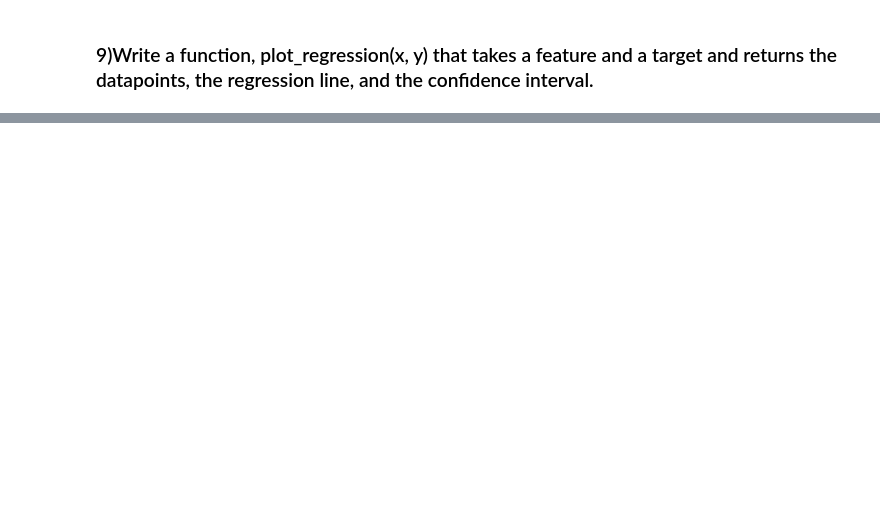
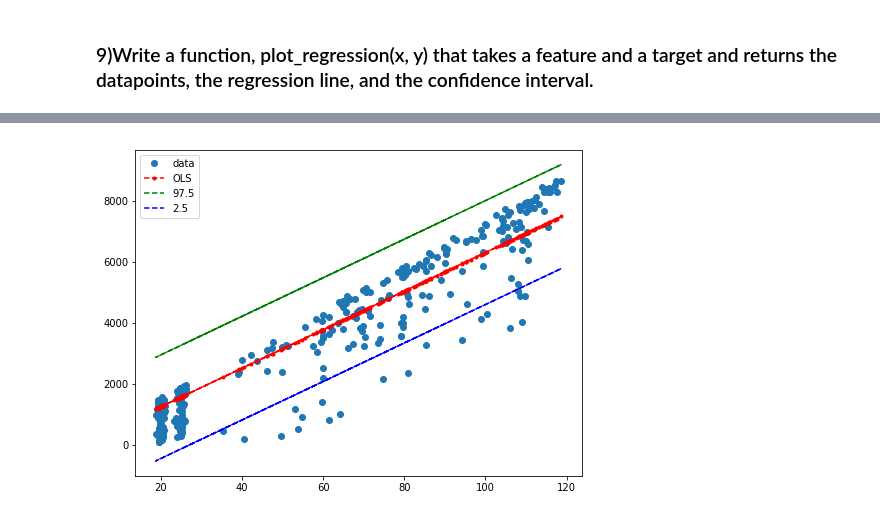
Before and after one commit to CodeupClassroom/bayes-methodologies-exercises, a Jupyter notebook: model.ipynb, the cells around one changed output, grey strips where cells are left out. Cells and saved outputs as stored; diff of their text form; code cells hidden in the pictures; blank space fills up the shorter version.

```diff
--- a/model.ipynb
+++ b/model.ipynb
@@ -226,14 +247,16 @@ res.summary()
 # %%
 prstd, iv_l, iv_u = wls_prediction_std(res)
 
 fig, ax = plt.subplots(figsize=(8,6))
 
 ax.plot(x, y, 'o', label="data")
 #ax.plot(x, y, 'b-', label="True")
 ax.plot(x, res.fittedvalues, 'r--.', label="OLS")
-ax.plot(x, iv_u, 'r--')
-ax.plot(x, iv_l, 'r--')
+ax.plot(x, iv_u, 'g--',label='97.5')
+ax.plot(x, iv_l, 'b--',label='2.5')
 ax.legend(loc='best');
+# %% [output]
+[figure, added]
 # %%
 def plot_regression(x,y):
     res = sm.OLS(y, x).fit()
```
Also changed, not shown: parts of 15 cells of this notebook, 1 other file.
